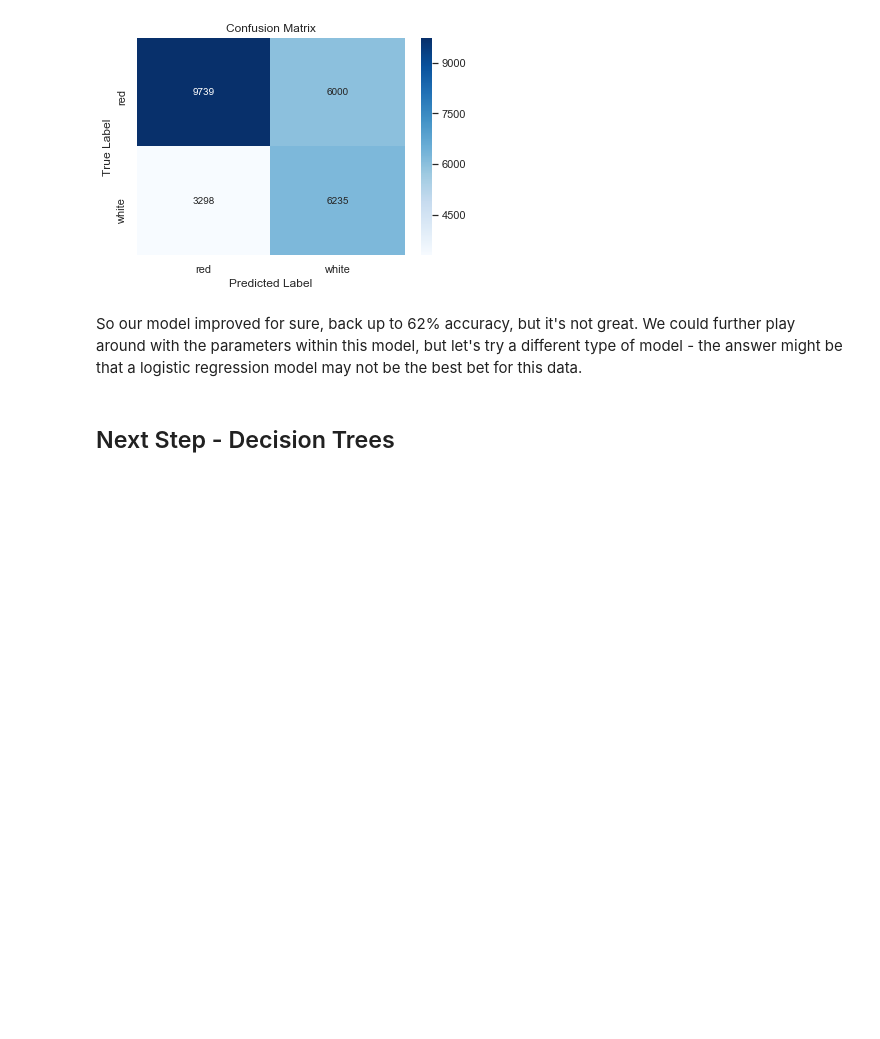
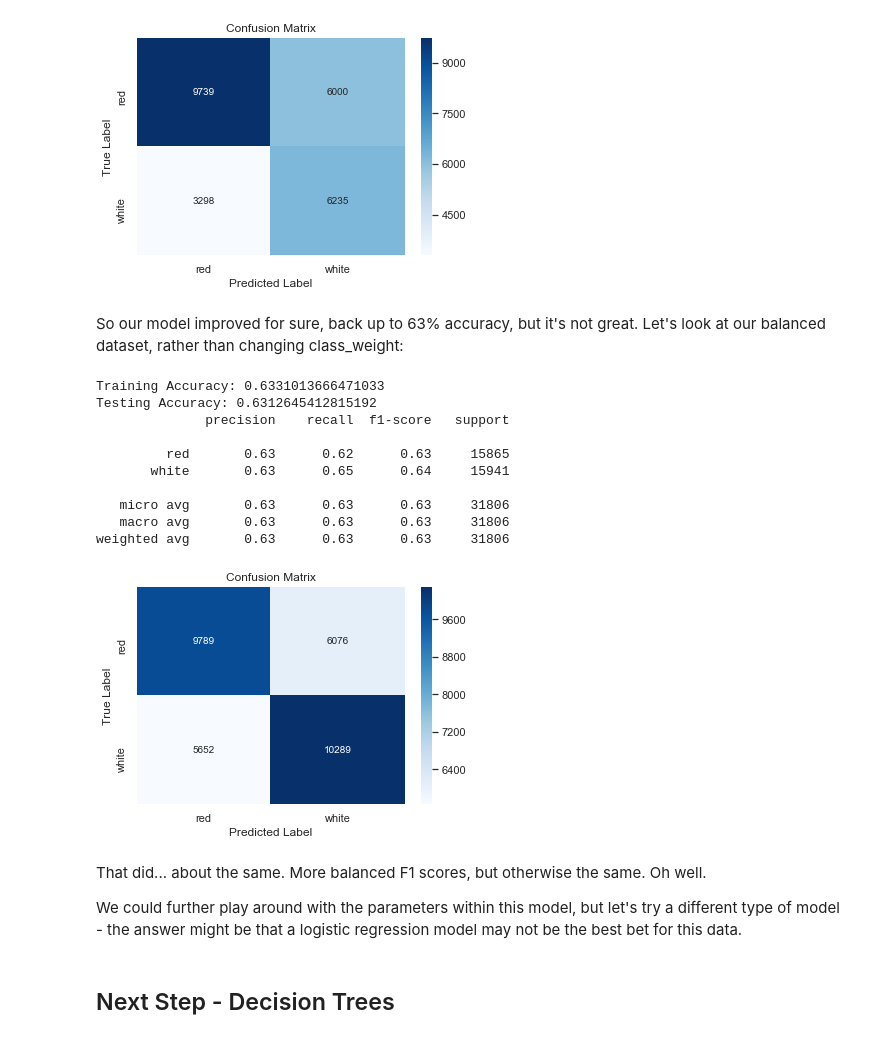
Before and after one commit to lindseyberlin/Blog_ClassificationModels, a Jupyter notebook: Lindsey_ModelSelection.ipynb, the cells around one changed output. Cells and saved outputs as stored; diff of their text form; code cells hidden in the pictures; blank space fills up the shorter version.

```diff
--- a/Lindsey_ModelSelection.ipynb
+++ b/Lindsey_ModelSelection.ipynb
@@ -519,0 +534,16 @@ plt.show()
+# %%
+# Let's go ahead and synthesize some data using SMOTE (Synthetic
+# Minority Over-Sampling Technique), for more info see my blog post
+# on balancing - https://dev.to/lberlin/balancing-the-imbalanced-2bgo
+
+# Import the SMOTE package from the imblearn library
+from imblearn.over_sampling import SMOTE
+
+# Start your SMOTE instance
+smote = SMOTE()
+
+# Apply SMOTE to your data, some previously defined X and y
+X_resampled, y_resampled = smote.fit_resample(scaled_data, y)
+
+# Look at your new, resampled value counts - should be equal!
+print(pd.Series(y_resampled).value_counts())
@@ -523,5 +561,9 @@ plt.show()
 X_train, X_test, y_train, y_test = train_test_split(
     scaled_data, y, test_size=.25, random_state=543)
+# %%
+# And a balanced train/test split
+X_bal_train, X_bal_test, y_bal_train, y_bal_test = train_test_split(
+    X_resampled, y_resampled, test_size=.25, random_state=543)
 # %%
 # Now let's try another logistic regression model on this data!
 logreg_scaled = LogisticRegression(class_weight="balanced",
@@ -545,8 +587,35 @@ Testing Accuracy: 0.6320829376384932
    macro avg       0.63      0.64      0.62     25272
 weighted avg       0.66      0.63      0.64     25272
 [figure]
+# %% [markdown]
+So our model improved for sure, back up to 63% accuracy, but it's not great. Let's look at our balanced dataset, rather than changing class_weight:
+# %%
+# Logistic regression, but on the SMOTE-balanced dataset
+logreg_SMOTE = LogisticRegression(solver="lbfgs",
+                                  random_state=543)
+
+logreg_SMOTE.fit(X_bal_train, y_bal_train)
+log_SMOTE_preds = logreg_SMOTE.predict(X_bal_test)
+
+print_scores(logreg_SMOTE, X_bal_train, X_bal_test, y_bal_train,
+             y_bal_test, log_SMOTE_preds)
+vis_cm(y_bal_test, log_SMOTE_preds)
+# %% [output]
+Training Accuracy: 0.6331013666471033
+Testing Accuracy: 0.6312645412815192
+              precision    recall  f1-score   support
+
+         red       0.63      0.62      0.63     15865
+       white       0.63      0.65      0.64     15941
+
+   micro avg       0.63      0.63      0.63     31806
+   macro avg       0.63      0.63      0.63     31806
+weighted avg       0.63      0.63      0.63     31806
+[figure, added]
 # %% [markdown]
-So our model improved for sure, back up to 62% accuracy, but it's not great. We could further play around with the parameters within this model, but let's try a different type of model - the answer might be that a logistic regression model may not be the best bet for this data.
+That did... about the same. More balanced F1 scores, but otherwise the same. Oh well.
+
+We could further play around with the parameters within this model, but let's try a different type of model - the answer might be that a logistic regression model may not be the best bet for this data.
 # %% [markdown]
 ## Next Step - Decision Trees
 # %%
```
Also changed, not shown: parts of 30 cells of this notebook.
